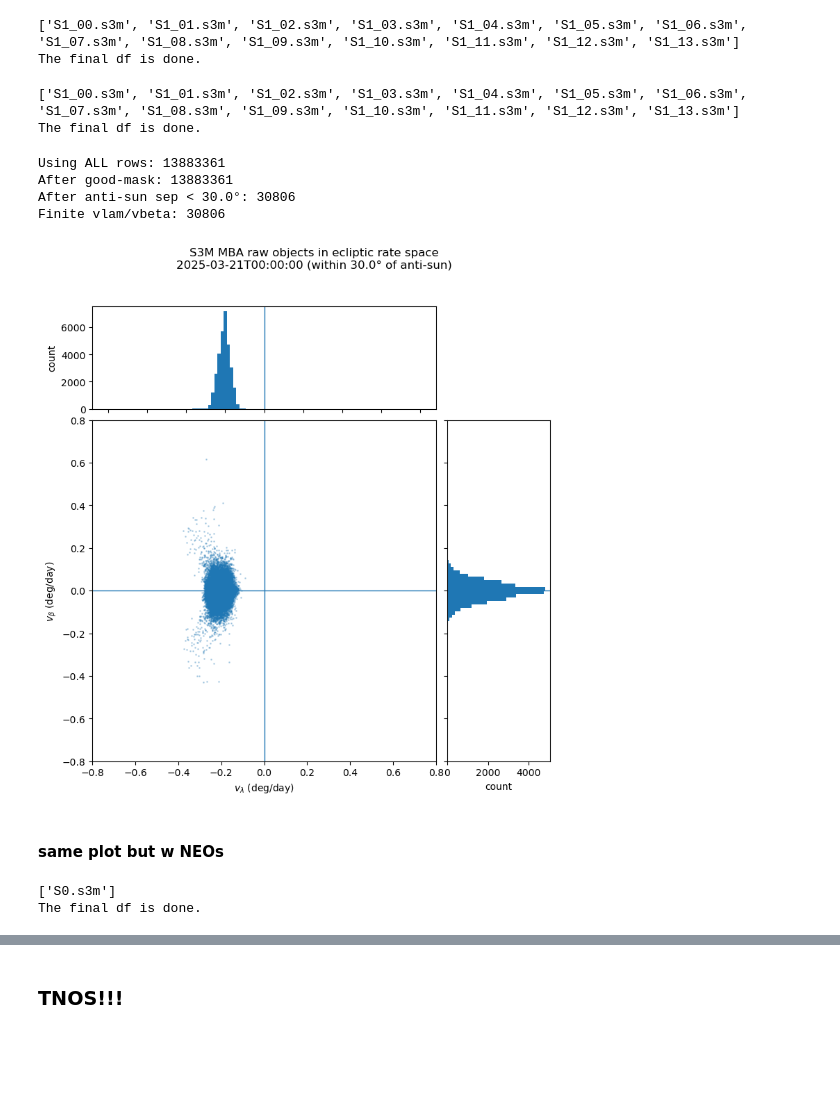
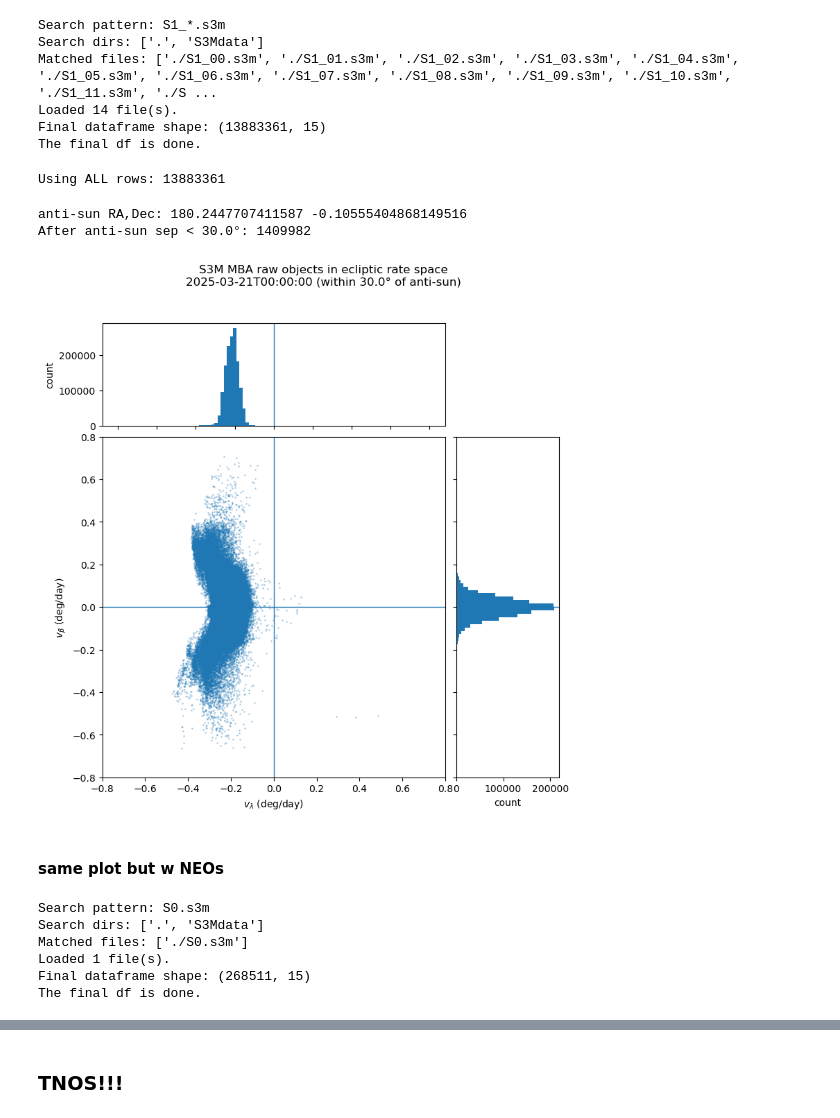
Before and after one commit to devanshi-s04/neomod, a Jupyter notebook: plotswpopulations.ipynb, the cells around one changed output, grey strips where cells are left out. Cells and saved outputs as stored; diff of their text form; code cells hidden in the pictures; blank space fills up the shorter version.

Commit message:
chunking fixed, new ver. of s3m loader

```diff
--- a/plotswpopulations.ipynb
+++ b/plotswpopulations.ipynb
@@ -32,21 +38,17 @@ import numpy as np
 import matplotlib.pyplot as plt
 from tqdm import tqdm
 # %%
-s3m = load_s3m.define_s3m("mba")  # defaults to pop="mba"
+s3m = s3m_loader.define_s3m("mba", verbose=True)  # defaults to pop="mba"
 # %% [output]
-['S1_00.s3m', 'S1_01.s3m', 'S1_02.s3m', 'S1_03.s3m', 'S1_04.s3m', 'S1_05.s3m', 'S1_06.s3m', 'S1_07.s3m', 'S1_08.s3m', 'S1_09.s3m', 'S1_10.s3m', 'S1_11.s3m', 'S1_12.s3m', 'S1_13.s3m']
+Search pattern: S1_*.s3m
+Search dirs: ['.', 'S3Mdata']
+Matched files: ['./S1_00.s3m', './S1_01.s3m', './S1_02.s3m', './S1_03.s3m', './S1_04.s3m', './S1_05.s3m', './S1_06.s3m', './S1_07.s3m', './S1_08.s3m', './S1_09.s3m', './S1_10.s3m', './S1_11.s3m', './S ...
+Loaded 14 file(s).
+Final dataframe shape: (13883361, 15)
 The final df is done.
 # %%
 s3m, array4D_s3m, H_center_s3m, a_center_s3m, e_center_s3m, i_center_s3m = load_s3m.s3m_array(s3m)
 scorer_mba_s3m = nsc.NEOMODScorer(array4D_s3m, H_center_s3m, a_center_s3m, e_center_s3m, i_center_s3m)
-# %%
-s3m = sm.define_s3m()
-# %% [output]
-['S1_00.s3m', 'S1_01.s3m', 'S1_02.s3m', 'S1_03.s3m', 'S1_04.s3m', 'S1_05.s3m', 'S1_06.s3m', 'S1_07.s3m', 'S1_08.s3m', 'S1_09.s3m', 'S1_10.s3m', 'S1_11.s3m', 'S1_12.s3m', 'S1_13.s3m']
-The final df is done.
-# %%
-s3m,array4D_s3m, H_center_s3m, a_center_s3m, e_center_s3m, i_center_s3m = sm.s3m_array(s3m)
-scorer_mba_s3m = nsc.NEOMODScorer(array4D_s3m, H_center_s3m, a_center_s3m, e_center_s3m, i_center_s3m)
 # %%
 obstime_str = "2025-09-23T00:00:00"
 mag = 24.0
@@ -108,11 +94,17 @@ else:
 
 
 r_obj_ecl, v_obj_ecl = nsc.elements_to_helio_ecliptic_state(
-    a_AU, e, inc, raan, argp, tp_mjd,
-    obstime_str,
-    method="adam",      # switch to "adam" to use ADAM
+    a_AU=a_AU,
+    e=e,
+    inc_deg=inc,
+    raan_deg=raan,
+    argp_deg=argp,
+    tp_mjd=tp_mjd,
+    obstime_str=obstime_str,
+    method="newton",      # change to "adam" to use ADAM
     n_iter=10,
-    chunk=300000
+    chunk=300_000,
+    show_progress=True,
 )
 
 
@@ -158,6 +150,7 @@ dec = np.arctan2(z, rho)
 dra  = (x*vy - y*vx) / rho2
 ddec = (vz*rho2 - z*(x*vx + y*vy)) / (r2 * rho)
 
+
 good = (
     np.isfinite(ra) & np.isfinite(dec) &
     np.isfinite(dra) & np.isfinite(ddec) &
@@ -170,8 +163,6 @@ dec_deg = np.rad2deg(dec[good])
 # dra/ddec above are rad/s -> convert to deg/day
 dra_deg_day  = np.rad2deg(dra[good])  * 86400.0
 ddec_deg_day = np.rad2deg(ddec[good]) * 86400.0
-
-print("After good-mask:", len(ra_deg))
 
 
 #Anti-sun cone cut
@@ -188,9 +179,12 @@ anti = SkyCoord(
 anti_ra_deg  = anti.spherical.lon.to_value(u.deg) % 360.0
 anti_dec_deg = anti.spherical.lat.to_value(u.deg)
 
+print("anti-sun RA,Dec:", anti_ra_deg, anti_dec_deg)
+
 sc = SkyCoord(ra=ra_deg*u.deg, dec=dec_deg*u.deg, frame=GCRS(obstime=t_obs))
 anti_sc = SkyCoord(ra=anti_ra_deg*u.deg, dec=anti_dec_deg*u.deg, frame=GCRS(obstime=t_obs))
 sep = sc.separation(anti_sc).deg
+
 
 m = sep <= max_sep_deg
 ra_deg, dec_deg = ra_deg[m], dec_deg[m]
@@ -199,9 +193,11 @@ dra_deg_day, ddec_deg_day = dra_deg_day[m], ddec_deg_day[m]
 print(f"After anti-sun sep < {max_sep_deg}°:", len(ra_deg))
 
 
+
+
 # RA/Dec rates -> ecliptic rates
 
-vlam, vbeta = radec_rates_to_ecliptic_rates_at_obstime(
+vlam, vbeta = nsc.radec_rates_to_ecliptic_rates_at_obstime(
     ra_deg, dec_deg,
     dra_deg_day, ddec_deg_day,
     obstime_str
@@ -210,7 +206,6 @@ vlam, vbeta = radec_rates_to_ecliptic_rates_at_obstime(
 finite = np.isfinite(vlam) & np.isfinite(vbeta)
 vlam = vlam[finite]
 vbeta = vbeta[finite]
-print("Finite vlam/vbeta:", len(vlam))
 
 # copying vlam/vbet values
 
@@ -229,41 +224,35 @@ gs = fig.add_gridspec(
 
 ax_histx = fig.add_subplot(gs[0, 0])
 ax_scatt = fig.add_subplot(gs[1, 0])
 ax_histy = fig.add_subplot(gs[1, 1], sharey=ax_scatt)
 
 # Scatter
 ax_scatt.scatter(vlam, vbeta, s=1, alpha=0.25)
 ax_scatt.axhline(0, lw=1)
 ax_scatt.axvline(0, lw=1)
 ax_scatt.set_xlabel(r"$v_\lambda$ (deg/day)")
 ax_scatt.set_ylabel(r"$v_\beta$ (deg/day)")
 ax_scatt.set_xlim(*xlim)
 ax_scatt.set_ylim(*ylim)
 
 # Top histogram (v_lambda)
 ax_histx.hist(vlam, bins=bins, range=xlim)
 ax_histx.axvline(0, lw=1)
 ax_histx.tick_params(axis="x", labelbottom=False)
 ax_histx.set_ylabel("count")
 
 # Right histogram (v_beta)
 ax_histy.hist(vbeta, bins=bins, range=ylim, orientation="horizontal")
 ax_histy.axhline(0, lw=1)
 ax_histy.tick_params(axis="y", labelleft=False)
 ax_histy.set_xlabel("count")
 
 fig.suptitle(f"S3M MBA raw objects in ecliptic rate space\n{obstime_str} (within {max_sep_deg}° of anti-sun)", y=0.98)
 plt.show()
 # %% [output]
 Using ALL rows: 13883361
-After good-mask: 13883361
-After anti-sun sep < 30.0°: 30806
-Finite vlam/vbeta: 30806
+anti-sun RA,Dec: 180.2447707411587 -0.10555404868149516
+After anti-sun sep < 30.0°: 1409982
-[figure, old version]
+[figure, new version]
 # %% [markdown]
 #### same plot but w NEOs
-# %%
-neo = neo3m.define_s3m()
-# %% [output]
-['S0.s3m']
-The final df is done.
@@ -273,3 +259,14 @@ scorer_neo_s3m = nsc.NEOMODScorer(array4D_neo, H_center_neo, a_center_neo, e_cen
+# %%
+neo = load_s3m.define_s3m(pop="neo")
+neo, array4D_neo, H_center_neo, a_center_neo, e_center_neo, i_center_neo = load_s3m.s3m_array(neo)
+scorer_neo_s3m = nsc.NEOMODScorer(array4D_neo, H_center_neo, a_center_neo, e_center_neo, i_center_neo)
+# %% [output]
+Search pattern: S0.s3m
+Search dirs: ['.', 'S3Mdata']
+Matched files: ['./S0.s3m']
+Loaded 1 file(s).
+Final dataframe shape: (268511, 15)
+The final df is done.
 # %%
 obstime_str = "2025-03-21T00:00:00"
 t_obs = Time(obstime_str, scale="tdb")
```
Also changed, not shown: parts of 17 cells of this notebook, 2 other files.
